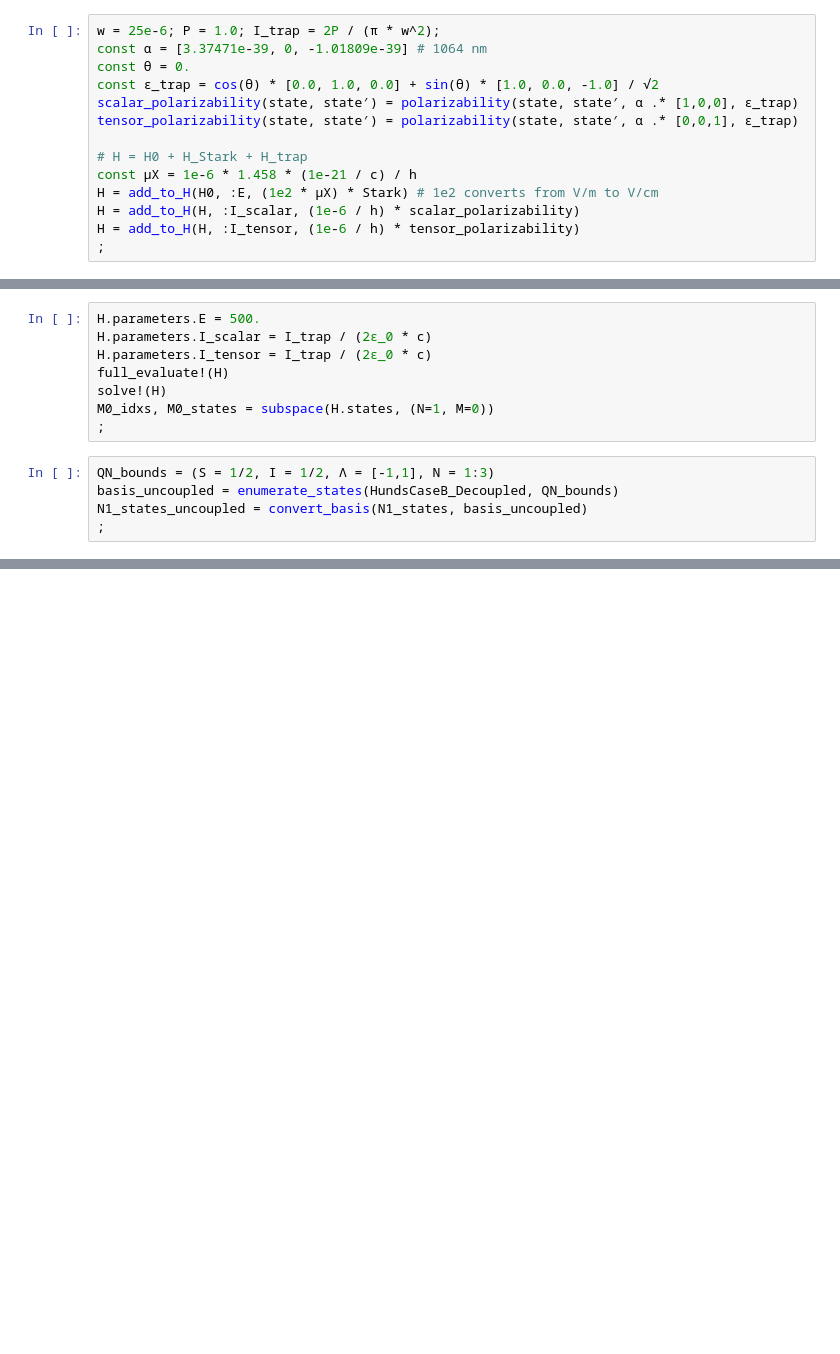
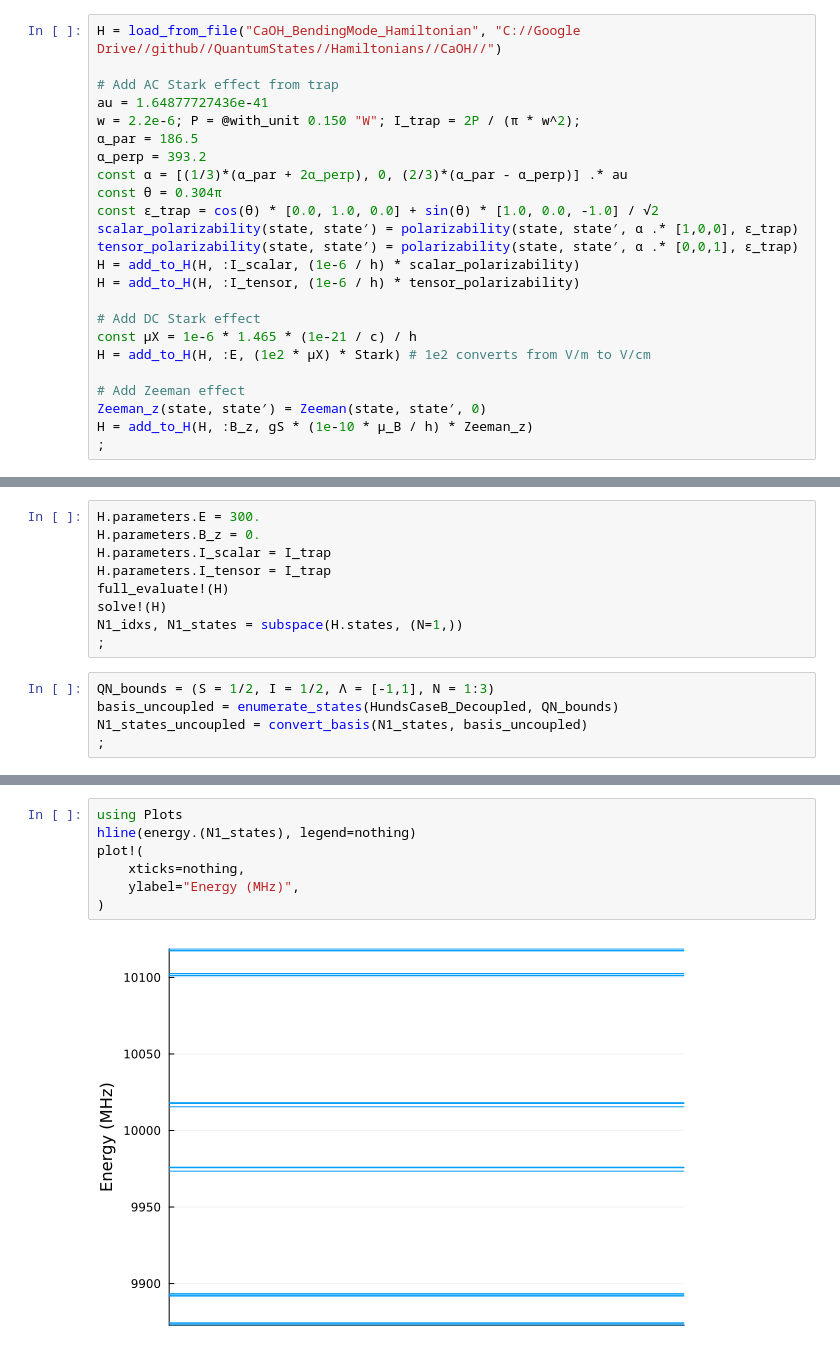
Before and after one commit to munozariasjm/QuantumStates.jl, a Jupyter notebook: examples/CaOH/CaOH_QubitStates.ipynb, the cells around one changed output, grey strips where cells are left out. Saved outputs shown, nothing was run; the diff lists cells and outputs as text; blank space fills up the shorter version.

```diff
--- a/examples/CaOH/CaOH_QubitStates.ipynb
+++ b/examples/CaOH/CaOH_QubitStates.ipynb
@@ -15,14 +7,24 @@ import QuantumStates.polarizability
 # %%
-w = 25e-6; P = 1.0; I_trap = 2P / (π * w^2);
-const α = [3.37471e-39, 0, -1.01809e-39] # 1064 nm
-const θ = 0.
+H = load_from_file("CaOH_BendingMode_Hamiltonian", "C://Google Drive//github//QuantumStates//Hamiltonians//CaOH//")
+
+# Add AC Stark effect from trap
+au = 1.64877727436e-41
+w = 2.2e-6; P = @with_unit 0.150 "W"; I_trap = 2P / (π * w^2);
+α_par = 186.5
+α_perp = 393.2
+const α = [(1/3)*(α_par + 2α_perp), 0, (2/3)*(α_par - α_perp)] .* au
+const θ = 0.304π
 const ϵ_trap = cos(θ) * [0.0, 1.0, 0.0] + sin(θ) * [1.0, 0.0, -1.0] / √2
 scalar_polarizability(state, state′) = polarizability(state, state′, α .* [1,0,0], ϵ_trap)
 tensor_polarizability(state, state′) = polarizability(state, state′, α .* [0,0,1], ϵ_trap)
-
-# H = H0 + H_Stark + H_trap
-const μX = 1e-6 * 1.458 * (1e-21 / c) / h
-H = add_to_H(H0, :E, (1e2 * μX) * Stark) # 1e2 converts from V/m to V/cm
 H = add_to_H(H, :I_scalar, (1e-6 / h) * scalar_polarizability)
 H = add_to_H(H, :I_tensor, (1e-6 / h) * tensor_polarizability)
+
+# Add DC Stark effect
+const μX = 1e-6 * 1.465 * (1e-21 / c) / h
+H = add_to_H(H, :E, (1e2 * μX) * Stark) # 1e2 converts from V/m to V/cm
+
+# Add Zeeman effect
+Zeeman_z(state, state′) = Zeeman(state, state′, 0)
+H = add_to_H(H, :B_z, gS * (1e-10 * μ_B / h) * Zeeman_z)
 ;
@@ -33,10 +31,11 @@ WARNING: redefinition of constant ϵ_trap. This may fail, cause incorrect answer
 # %%
-H.parameters.E = 500.
-H.parameters.I_scalar = I_trap / (2ε_0 * c)
-H.parameters.I_tensor = I_trap / (2ε_0 * c)
+H.parameters.E = 300.
+H.parameters.B_z = 0.
+H.parameters.I_scalar = I_trap
+H.parameters.I_tensor = I_trap
 full_evaluate!(H)
 solve!(H)
-M0_idxs, M0_states = subspace(H.states, (N=1, M=0))
+N1_idxs, N1_states = subspace(H.states, (N=1,))
 ;
 # %%
 QN_bounds = (S = 1/2, I = 1/2, Λ = [-1,1], N = 1:3)
@@ -45,0 +113,9 @@ N1_states_uncoupled = convert_basis(N1_states, basis_uncoupled)
+# %%
+using Plots
+hline(energy.(N1_states), legend=nothing)
+plot!(
+    xticks=nothing,
+    ylabel="Energy (MHz)",
+)
+# %% [output]
+[figure, added]
```
Also changed, not shown: parts of 30 cells of this notebook, 48 other files.
